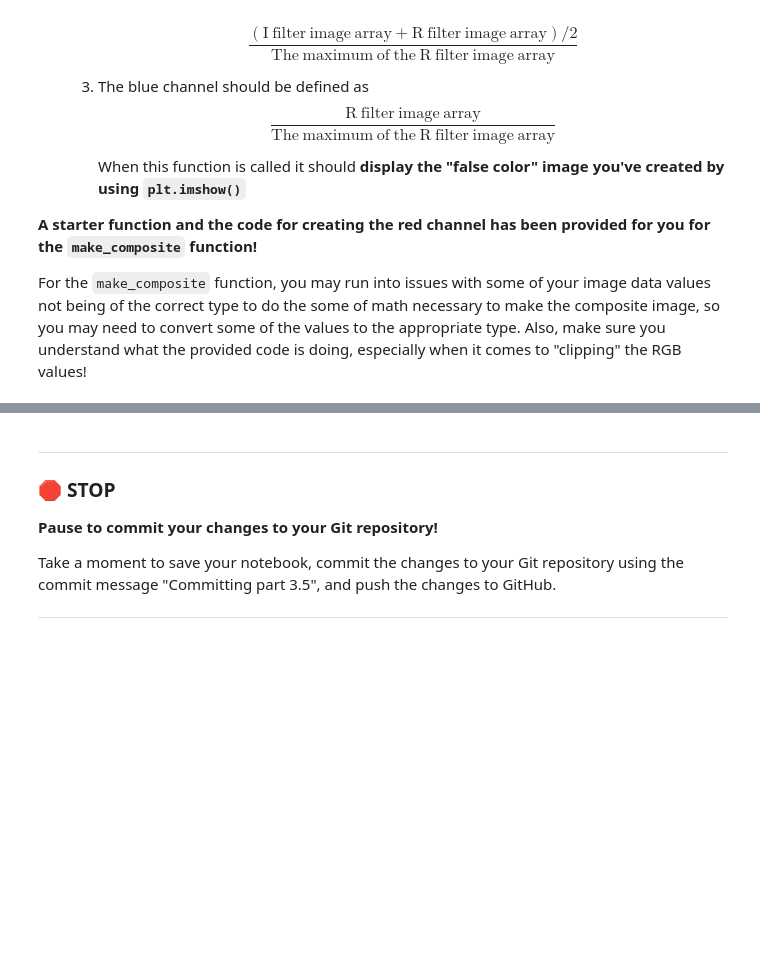
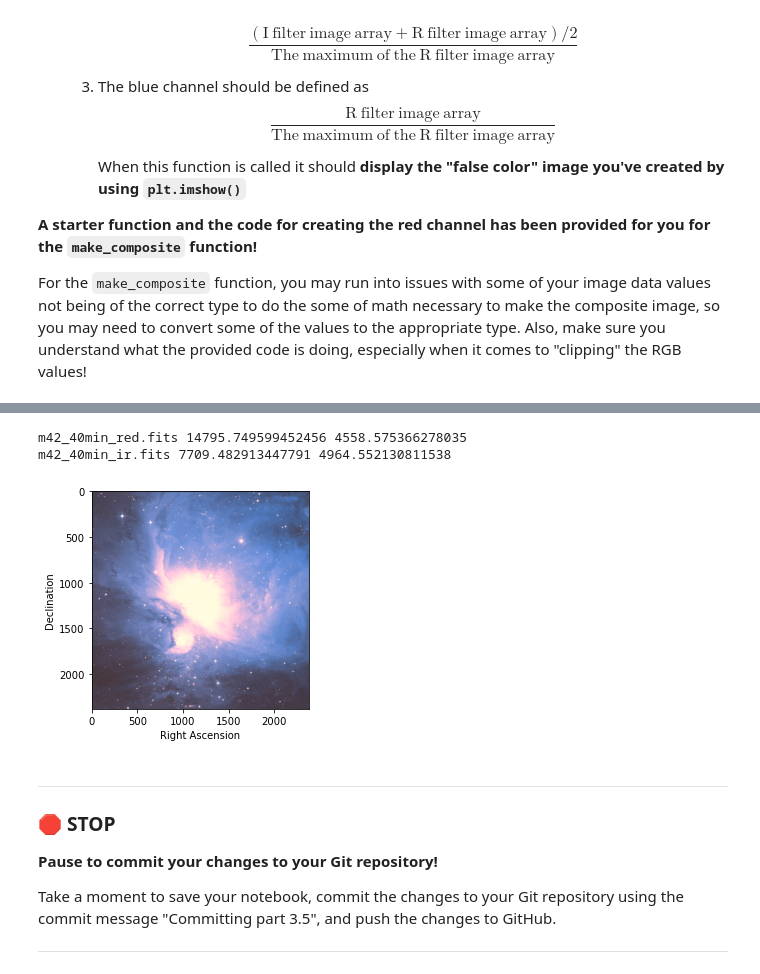
Before and after one commit to parryzac/CMSE202_Projects, a Jupyter notebook: HW-01_GitPracticeDebuggingAndPythonPackages-STUDENT (1).ipynb, the cells around one changed output, grey strips where cells are left out. Saved outputs shown, nothing was run; the diff lists cells and outputs as text; code cells hidden in the pictures; blank space fills up the shorter version.

```diff
--- a/HW-01_GitPracticeDebuggingAndPythonPackages-STUDENT (1).ipynb
+++ b/HW-01_GitPracticeDebuggingAndPythonPackages-STUDENT (1).ipynb
@@ -329,8 +415,25 @@ Now that you've been able to read, manipulate, and display FITS file images, we'
 For the `make_composite` function, you may run into issues with some of your image data values not being of the correct type to do the some of math necessary to make the composite image, so you may need to convert some of the values to the appropriate type. Also, make sure you understand what the provided code is doing, especially when it comes to "clipping" the RGB values!
 # %%
 # Write the three functions described above.
+def load_images(image1, image2):
 
-# Here is a starting point for the "make_composite" function
+    data_1=fits.getdata(image1, ext=0)
+
+    data_2=fits.getdata(image2, ext=0)
+
+    image_dict={image1: data_1,
+               image2: data_2}
+    return image_dict
+
+def calc_stats(image_dict):
+    for i in image_dict.keys():
+        values= image_dict[i]
+        mean_val=np.mean(values)
+        std_val= np.std(values)
+        print(i,mean_val, std_val)
+
+
+    # Here is a starting point for the "make_composite" function
 def make_composite(f1, f2, im_dict):
     '''
     This function takes in the following:
@@ -347,6 +450,18 @@ def make_composite(f1, f2, im_dict):
     # Compute the red channel values and then clip them to ensure nothing is > 1.0
     rgb[:,:,0] = (im_dict[f2].astype("float")/norm_factor) * 1.5
     rgb[:,:,0][rgb[:,:,0] > 1.0] = 1.0
+
+    #compute green channel
+    rgb[:,:,1]=(((((im_dict[f2].astype("float")+ im_dict[f1].astype("float"))/2))/np.max(im_dict[f1].astype("float"))))
+    rgb[:,:,1][rgb[:,:,1] > 1.0] = 1.0
+
+    #compute blue channel
+    rgb[:,:,2] = (im_dict[f1].astype("float")/norm_factor)
+    rgb[:,:,2][rgb[:,:,2] > 1.0] = 1.0
+
+    plt.imshow(rgb)
+    plt.xlabel('Right Ascension')
+    plt.ylabel('Declination')
 # %% [markdown]
 **&#9989; Question 16 [4 points]:** Now that you've defined your class methods, you're going to put them to use. In the following cell:
 1. Load the images using your `load_images()` function.
@@ -368,3 +481,14 @@ image_data_ir = np.random.exponential(600,size=(1000,1000))
+# %%
+# Put your code here
+files= load_images(image1='m42_40min_red.fits',image2='m42_40min_ir.fits')
+
+calc_vals= calc_stats(files)
+
+comp=make_composite('m42_40min_red.fits','m42_40min_ir.fits', files)
+# %% [output]
+m42_40min_red.fits 14795.749599452456 4558.575366278035
+m42_40min_ir.fits 7709.482913447791 4964.552130811538
+[figure, added]
 # %% [markdown]
 ---
 ### &#128721; STOP
```
Also changed, not shown: parts of 18 cells of this notebook.
